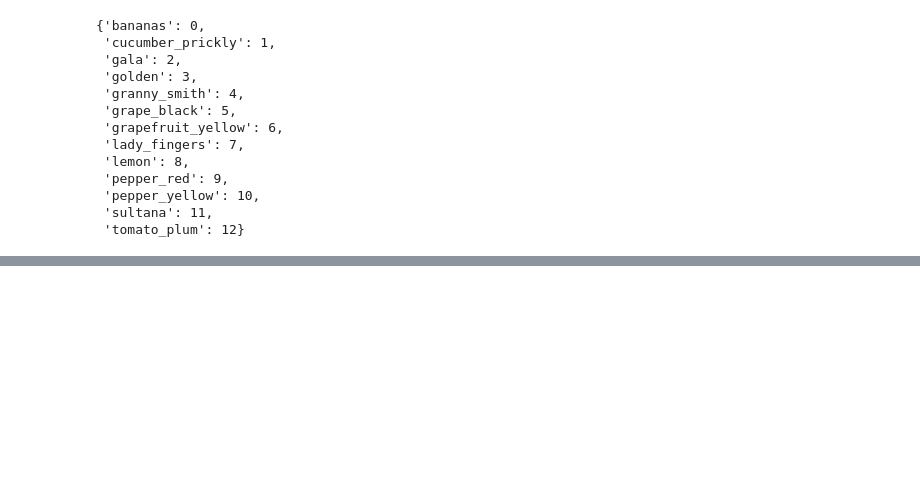
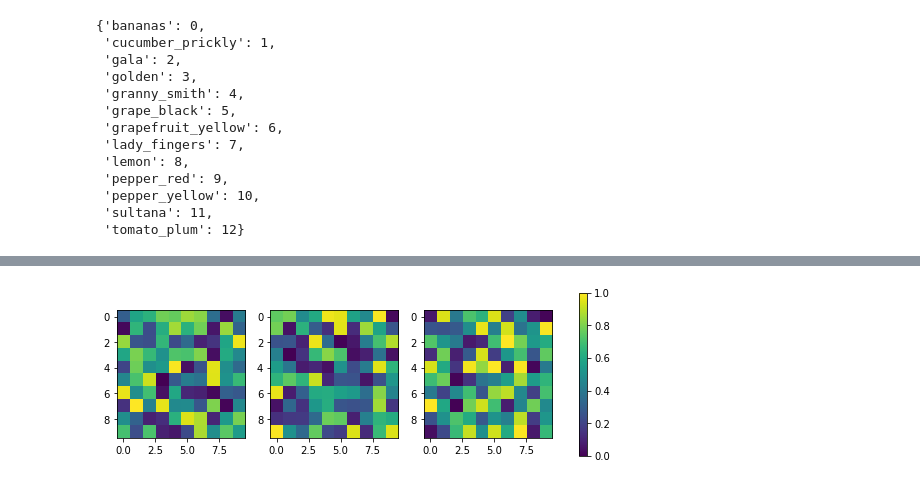
Before and after one commit to MihailMV/Fruits-and-vegetables, a Jupyter notebook: NN_fruits_and_vegetables.ipynb, the cells around one changed output, grey strips where cells are left out. Saved outputs shown, nothing was run; the diff lists cells and outputs as text; code cells hidden in the pictures; blank space fills up the shorter version.

```diff
--- a/NN_fruits_and_vegetables.ipynb
+++ b/NN_fruits_and_vegetables.ipynb
@@ -375,0 +384,13 @@ torch.Size([3, 224, 224])
+# %%
+import numpy as np
+import matplotlib.pyplot as plt
+
+fig, axes = plt.subplots(nrows=1, ncols=3, figsize=(9.75, 3))
+for ax in axes.flat:
+    im = ax.imshow(np.random.random((10,10)), vmin=0, vmax=1)
+
+fig.colorbar(im, ax=axes.ravel().tolist())
+
+plt.show()
+# %% [output]
+[figure, added]
```
Also changed, not shown: parts of 20 cells of this notebook.
